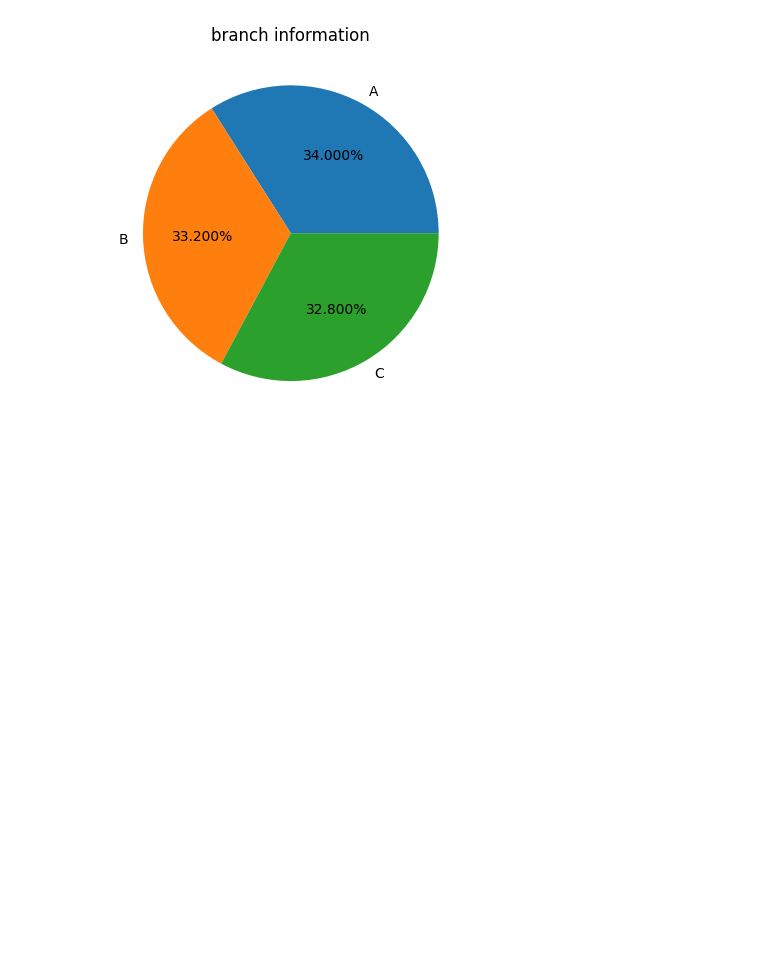
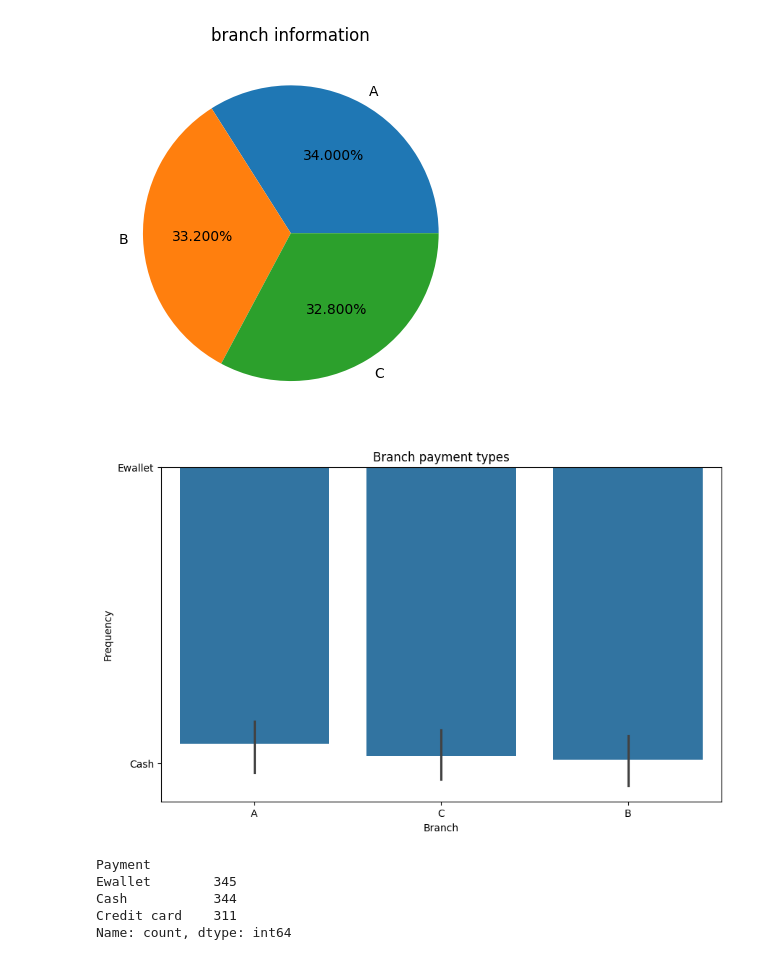
Before and after one commit to Manoj5506/Sales_Analysis, a Jupyter notebook: notebook/sales_analysis.ipynb, the cells around one changed output. Cells and saved outputs as stored; diff of their text form; code cells hidden in the pictures; blank space fills up the shorter version.

Commit message:
notebook-sales analysis

```diff
--- a/notebook/sales_analysis.ipynb
+++ b/notebook/sales_analysis.ipynb
@@ -209,0 +227,4 @@ sales_df[["Branch","gross income"]]
+# %%
+# after that convert it into proper date format
+sales_df["Date"] = pd.to_datetime(sales_df["Date"], format="%m/%d/%Y")
+sales_df["Date"]
@@ -209,0 +280,3 @@ sales_df[["Branch","gross income"]]
+# %%
+sales_df.drop(columns=["City"],inplace=True)
+sales_df.head()
@@ -237,3 +309,20 @@ plt.title("branch information")
 plt.show()
 # %% [output]
 [figure]
+# %%
+plt.figure(figsize=(10,6))
+sns.barplot(x=sales_df["Branch"], y=sales_df["Payment"])
+plt.title("Branch payment types")
+plt.xlabel("Branch")
+plt.ylabel("Frequency")
+plt.show()
+# %% [output]
+[figure, added]
+# %%
+sales_df["Payment"].value_counts()
+# %% [output]
+Payment
+Ewallet        345
+Cash           344
+Credit card    311
+Name: count, dtype: int64
```
Also changed, not shown: parts of 20 cells of this notebook, 2 other files.
